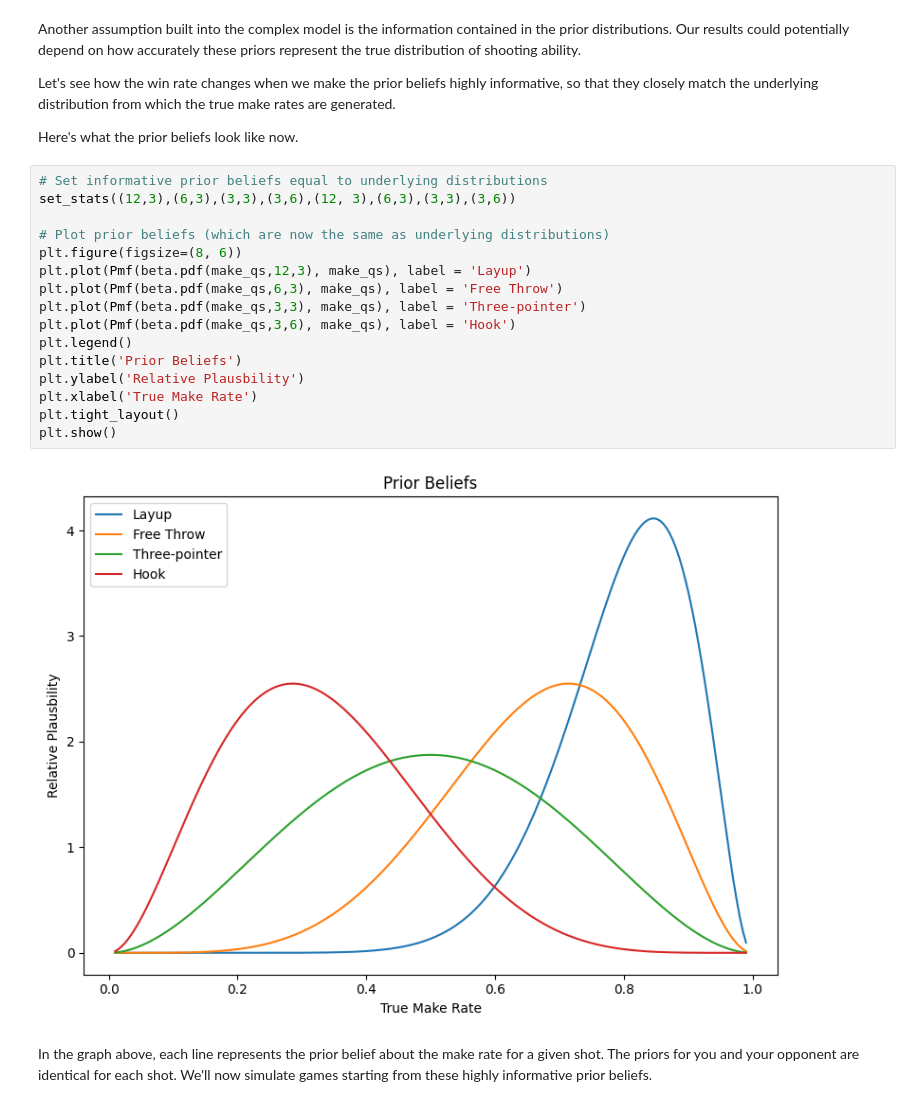
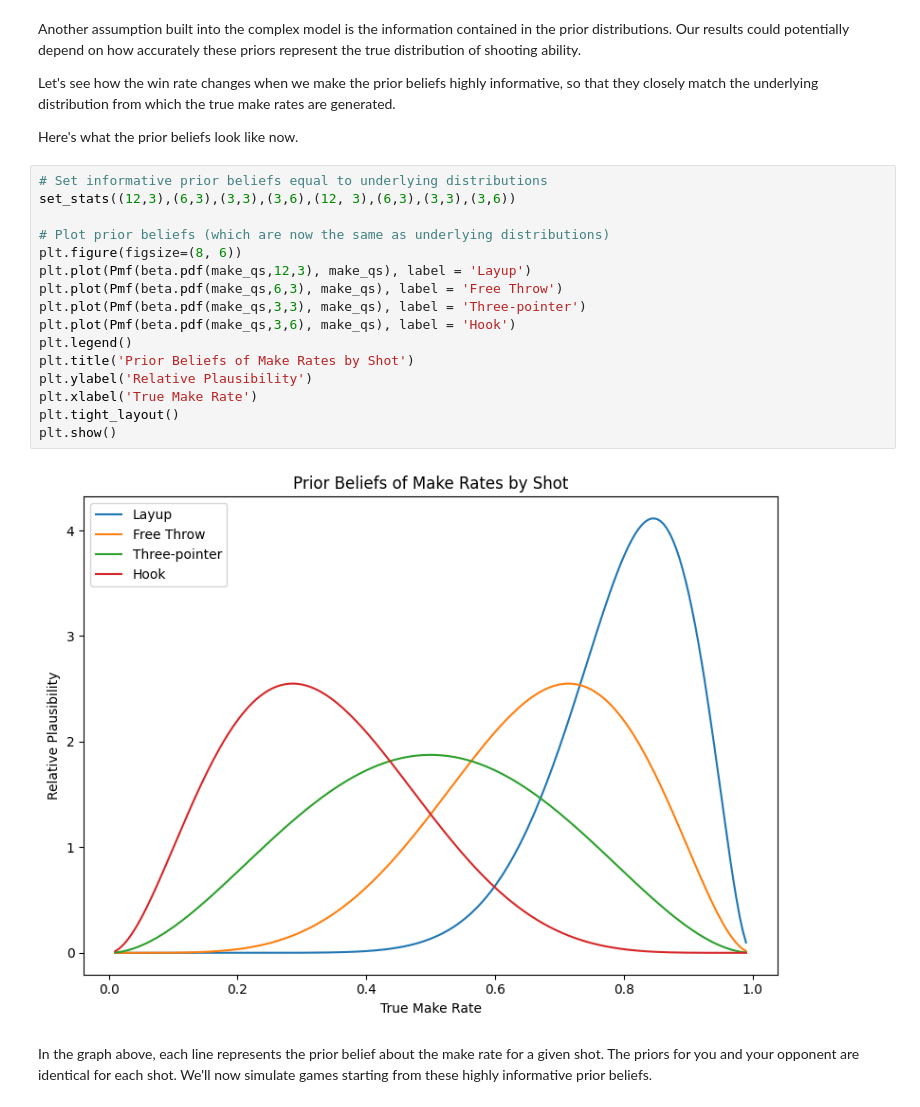
Before and after one commit to SamFarhi/horse-bayesian-strategy, a Jupyter notebook: HORSE.ipynb, the cells around one changed output. Cells and saved outputs as stored; diff of their text form.

```diff
--- a/HORSE.ipynb
+++ b/HORSE.ipynb
@@ -666,21 +668,21 @@ Here's what the prior beliefs look like now.
 # %%
 # Set informative prior beliefs equal to underlying distributions
 set_stats((12,3),(6,3),(3,3),(3,6),(12, 3),(6,3),(3,3),(3,6))
 
 # Plot prior beliefs (which are now the same as underlying distributions)
 plt.figure(figsize=(8, 6))
 plt.plot(Pmf(beta.pdf(make_qs,12,3), make_qs), label = 'Layup')
 plt.plot(Pmf(beta.pdf(make_qs,6,3), make_qs), label = 'Free Throw')
 plt.plot(Pmf(beta.pdf(make_qs,3,3), make_qs), label = 'Three-pointer')
 plt.plot(Pmf(beta.pdf(make_qs,3,6), make_qs), label = 'Hook')
 plt.legend()
-plt.title('Prior Beliefs')
-plt.ylabel('Relative Plausbility')
+plt.title('Prior Beliefs of Make Rates by Shot')
+plt.ylabel('Relative Plausibility')
 plt.xlabel('True Make Rate')
 plt.tight_layout()
 plt.show()
 # %% [output]
-[figure, old version]
+[figure, new version]
 # %% [markdown]
 In the graph above, each line represents the prior belief about the make rate for a given shot. The priors for you and your opponent are identical for each shot. We'll now simulate games starting from these highly informative prior beliefs.
 # %%
```
Also changed, not shown: parts of 4 cells of this notebook.
